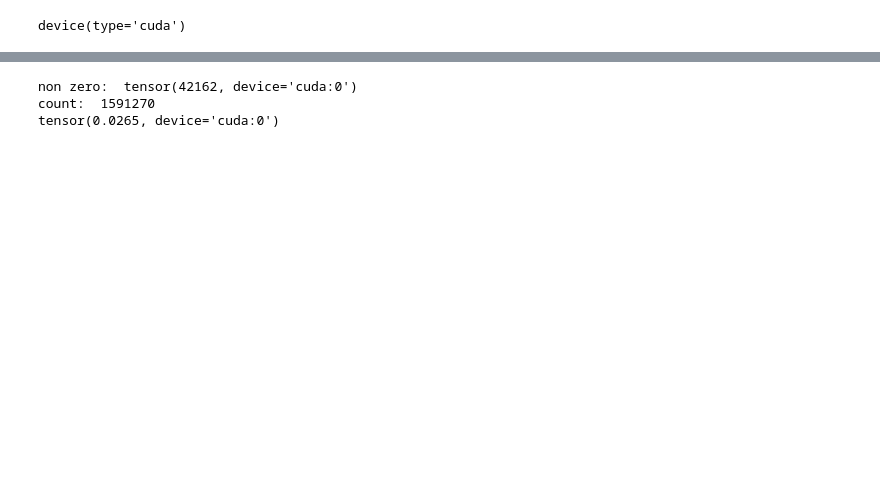
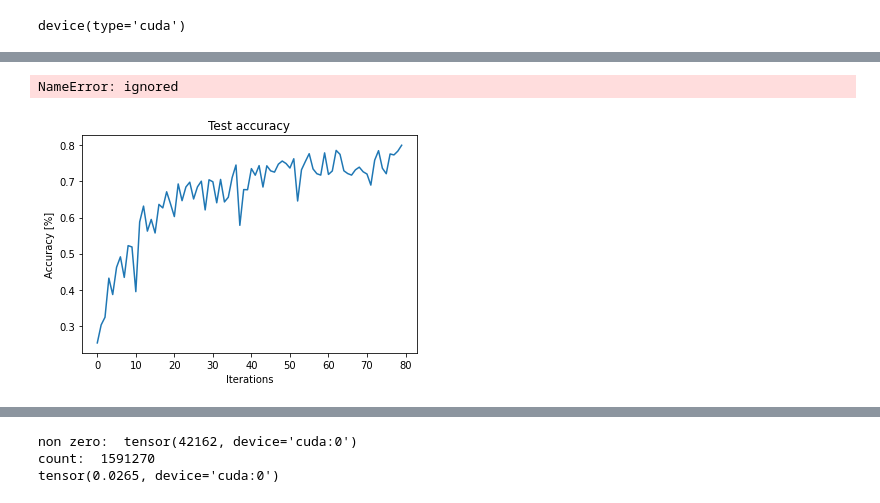
Before and after one commit to vitoryeso/dl_model_compression, a Jupyter notebook: notebooks/pruning_cifar_pytorch.ipynb, the cells around one changed output, grey strips where cells are left out. Saved outputs shown, nothing was run; the diff lists cells and outputs as text; code cells hidden in the pictures; blank space fills up the shorter version.

Commit message:
all training code automation

```diff
--- a/notebooks/pruning_cifar_pytorch.ipynb
+++ b/notebooks/pruning_cifar_pytorch.ipynb
@@ -283,0 +364,40 @@ print("pruning gamma 0.5 density: %.5f" % torch.min(torch.Tensor(data[4])))
+# %%
+import torch.nn.functional as F
+from torch import optim
+
+lr = 0.075
+
+loss_func = F.cross_entropy
+model_cu = convModel()
+model_cu.to(dev)
+model_cu.apply(init_weights)
+#opt = optim.SGD(model_cu.parameters(), lr=lr, momentum=0.9)
+opt = optim.Adam(model_cu.parameters(), lr=lr)
+
+
+#def fit_pruning(net, optimizer, epochs, gamma, b, pruning_rate, loss_fn, train_dl, test_dl):
+running_loss, _, _, running_test_acc, densities = fit_pruning(model_cu, 160, opt, 0.5, 4, lr, loss_func, trainloader, testloader)
+
+print("")
+# %%
+# Plot training loss over epochs
+
+def display_loss_plot(losses, title="Training loss", xlabel="Iterations", ylabel="Loss"):
+    x_axis = [i for i in range(len(losses))]
+    plt.plot(x_axis,losses)
+    plt.title(title)
+    plt.xlabel(xlabel)
+    plt.ylabel(ylabel)
+    plt.show()
+
+loss_per_epoch = [np.mean(loss_per_epoch) for loss_per_epoch in running_loss]
+display_loss_plot(loss_per_epoch)
+# %% [output]
+NameError: ignored
+# %%
+# Plot test accuracy over epochs
+
+acc_per_epoch = [np.mean(acc_per_epoch) for acc_per_epoch in running_test_acc]
+display_loss_plot(acc_per_epoch, title="Test accuracy", ylabel="Accuracy [%]")
+# %% [output]
+[figure, added]
```
Also changed, not shown: parts of 14 cells of this notebook, 26 other files.
